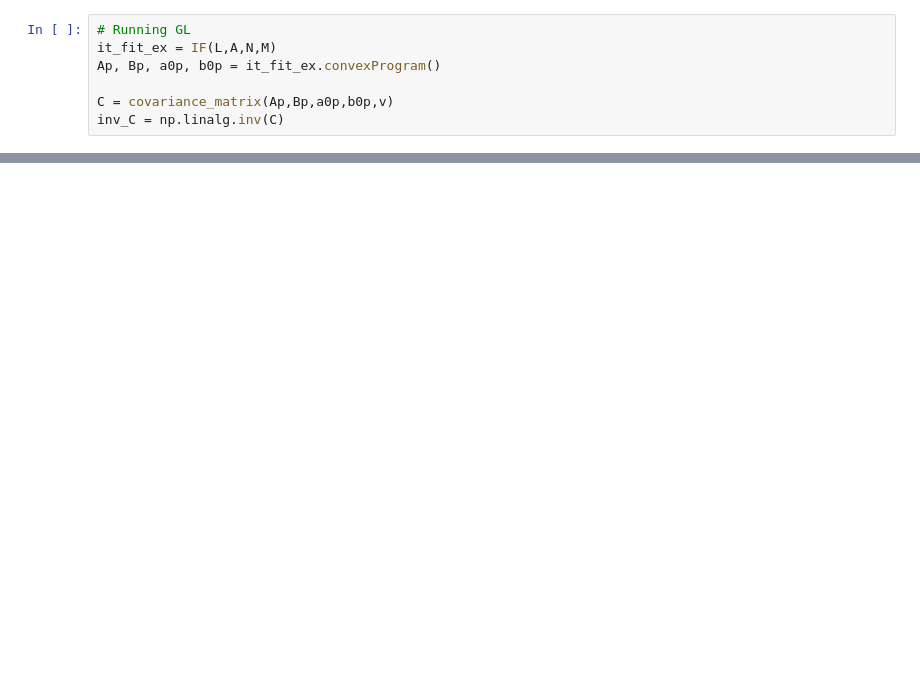
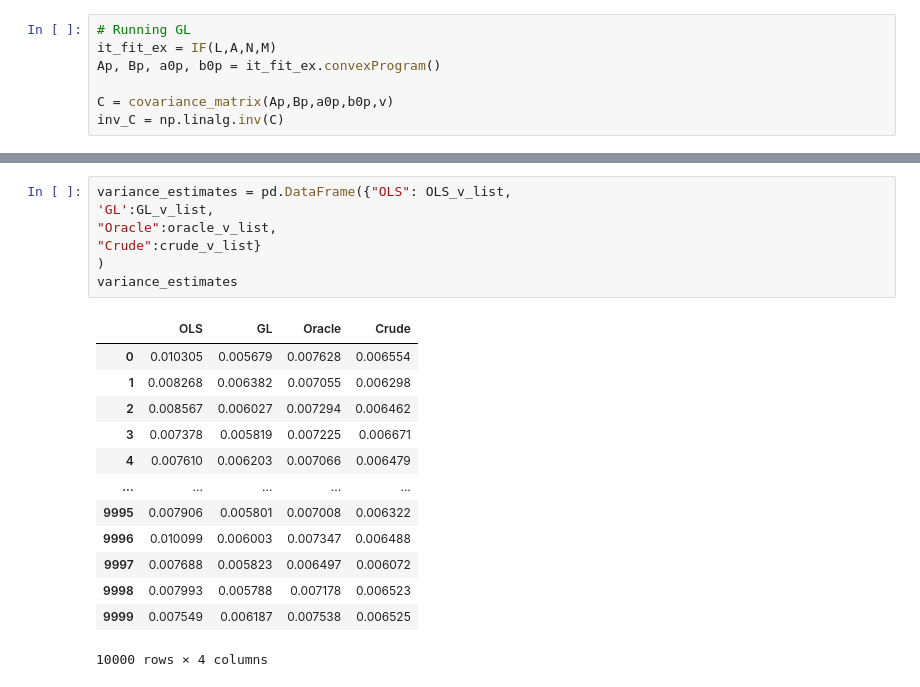
Before and after one commit to ihmeuw-msca/CorrelationCorrection, a Jupyter notebook: Exposure_sim.ipynb, the cells around one changed output, grey strips where cells are left out. Drawn from its saved outputs; the diff is of its cells as text; blank space fills up the shorter version.

```diff
--- a/Exposure_sim.ipynb
+++ b/Exposure_sim.ipynb
@@ -146,0 +286,21 @@ plt.legend()
+# %%
+variance_estimates = pd.DataFrame({"OLS": OLS_v_list,
+'GL':GL_v_list,
+"Oracle":oracle_v_list,
+"Crude":crude_v_list}
+)
+variance_estimates
+# %% [output]
+|  | OLS | GL | Oracle | Crude |
+| 0 | 0.010305 | 0.005679 | 0.007628 | 0.006554 |
+| 1 | 0.008268 | 0.006382 | 0.007055 | 0.006298 |
+| 2 | 0.008567 | 0.006027 | 0.007294 | 0.006462 |
+| 3 | 0.007378 | 0.005819 | 0.007225 | 0.006671 |
+| 4 | 0.007610 | 0.006203 | 0.007066 | 0.006479 |
+| ... | ... | ... | ... | ... |
+| 9995 | 0.007906 | 0.005801 | 0.007008 | 0.006322 |
+| 9996 | 0.010099 | 0.006003 | 0.007347 | 0.006488 |
+| 9997 | 0.007688 | 0.005823 | 0.006497 | 0.006072 |
+| 9998 | 0.007993 | 0.005788 | 0.007178 | 0.006523 |
+| 9999 | 0.007549 | 0.006187 | 0.007538 | 0.006525 |
+10000 rows × 4 columns
```
Also changed, not shown: parts of 30 cells of this notebook, 1 other file.
